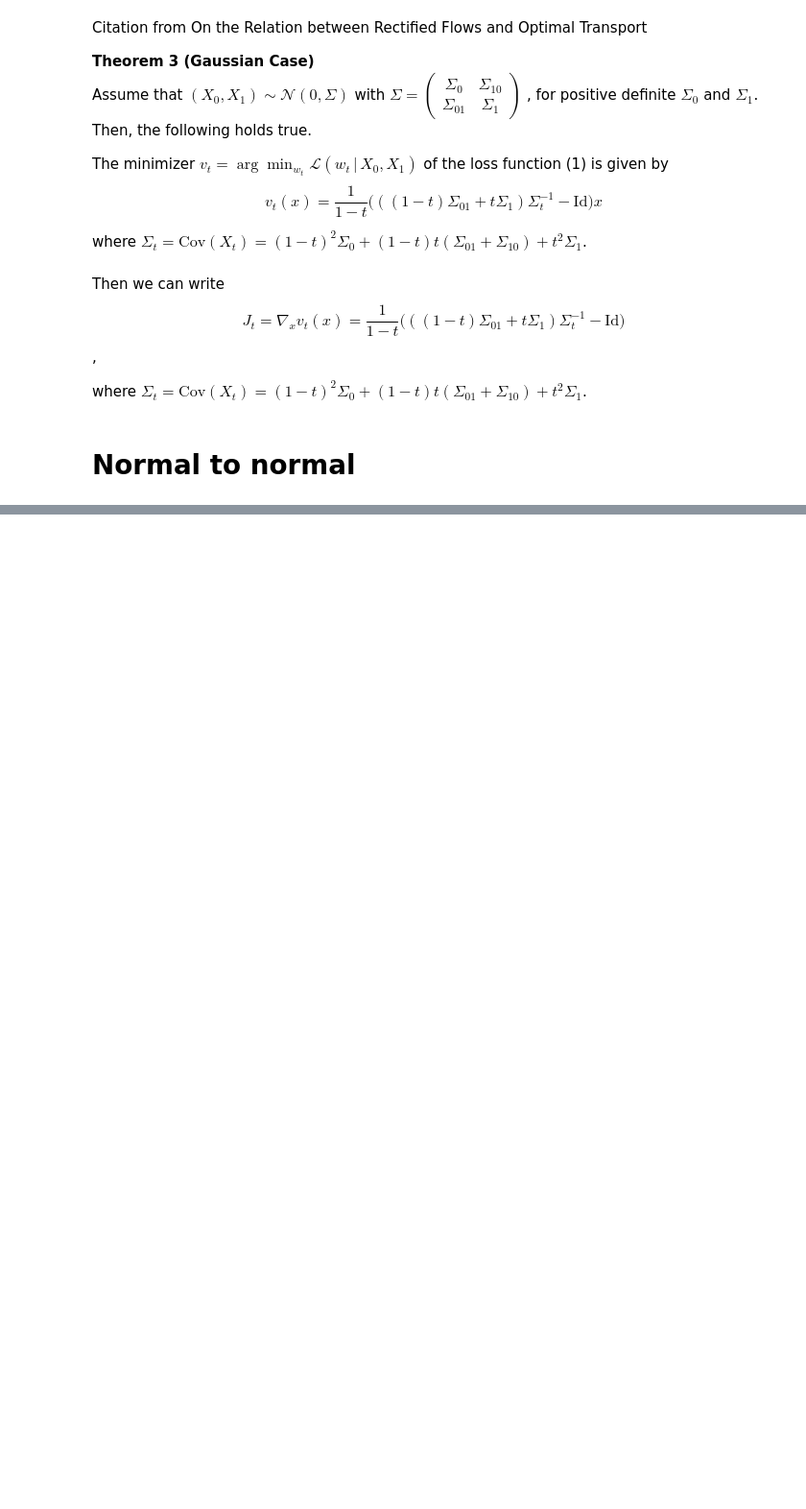
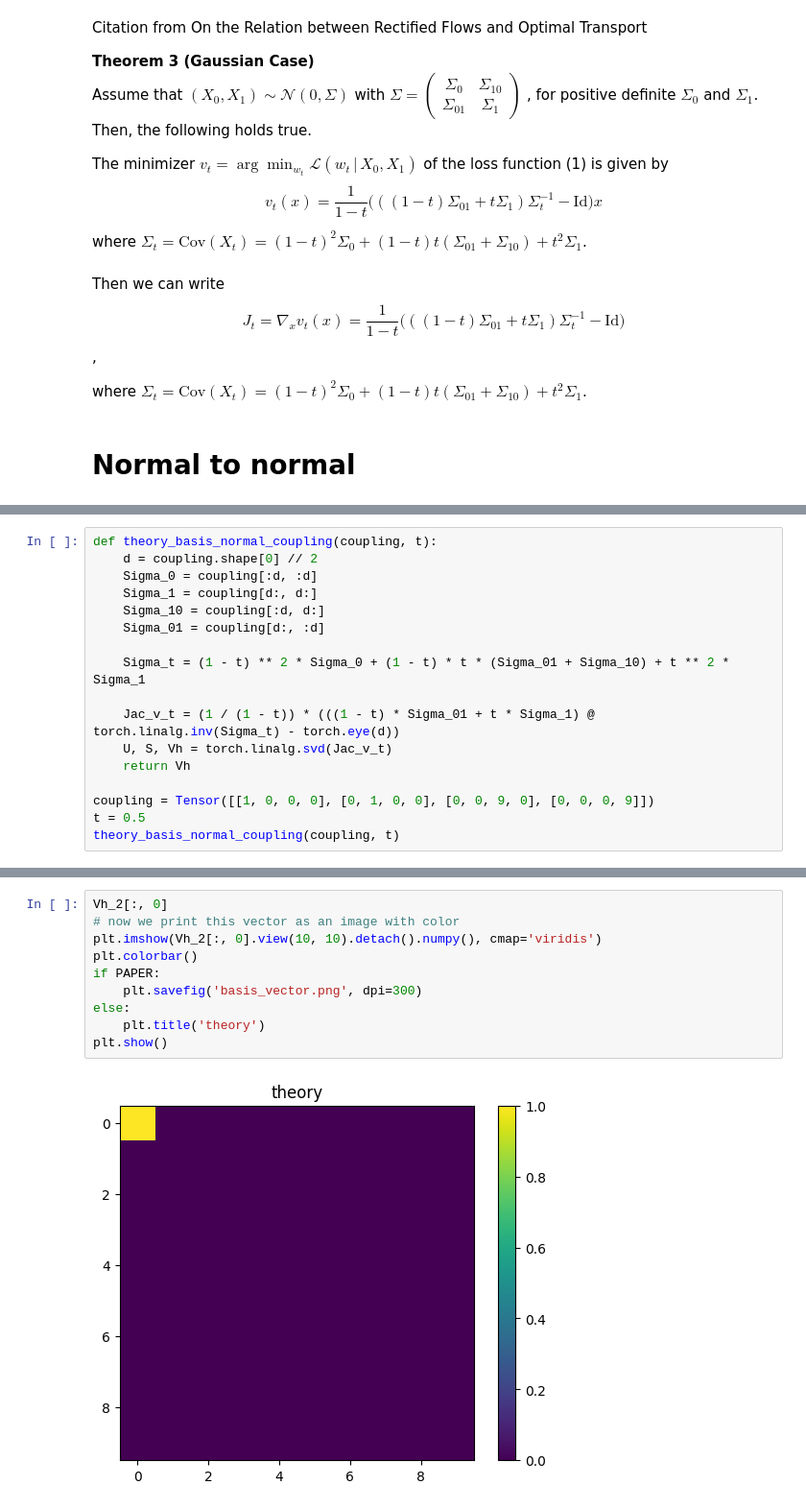
Before and after one commit to augustin-bresset/ml-research-seminar, a Jupyter notebook: Test_basis.ipynb, the cells around one changed output, grey strips where cells are left out. Shown at 96% size. Drawn from its saved outputs; the diff is of its cells as text; blank space fills up the shorter version.

```diff
--- a/Test_basis.ipynb
+++ b/Test_basis.ipynb
@@ -50,0 +198,17 @@ Case
+# %%
+def theory_basis_normal_coupling(coupling, t):
+    d = coupling.shape[0] // 2
+    Sigma_0 = coupling[:d, :d]
+    Sigma_1 = coupling[d:, d:]
+    Sigma_10 = coupling[:d, d:]
+    Sigma_01 = coupling[d:, :d]
+
+    Sigma_t = (1 - t) ** 2 * Sigma_0 + (1 - t) * t * (Sigma_01 + Sigma_10) + t ** 2 * Sigma_1
+
+    Jac_v_t = (1 / (1 - t)) * (((1 - t) * Sigma_01 + t * Sigma_1) @ torch.linalg.inv(Sigma_t) - torch.eye(d))
+    U, S, Vh = torch.linalg.svd(Jac_v_t)
+    return Vh
+
+coupling = Tensor([[1, 0, 0, 0], [0, 1, 0, 0], [0, 0, 9, 0], [0, 0, 0, 9]])
+t = 0.5
+theory_basis_normal_coupling(coupling, t)
@@ -50,0 +333,12 @@ Case
+# %%
+Vh_2[:, 0]
+# now we print this vector as an image with color
+plt.imshow(Vh_2[:, 0].view(10, 10).detach().numpy(), cmap='viridis')
+plt.colorbar()
+if PAPER:
+    plt.savefig('basis_vector.png', dpi=300)
+else:
+    plt.title('theory')
+plt.show()
+# %% [output]
+[figure, added]
```
Also changed, not shown: parts of 21 cells of this notebook, 1 other file.
